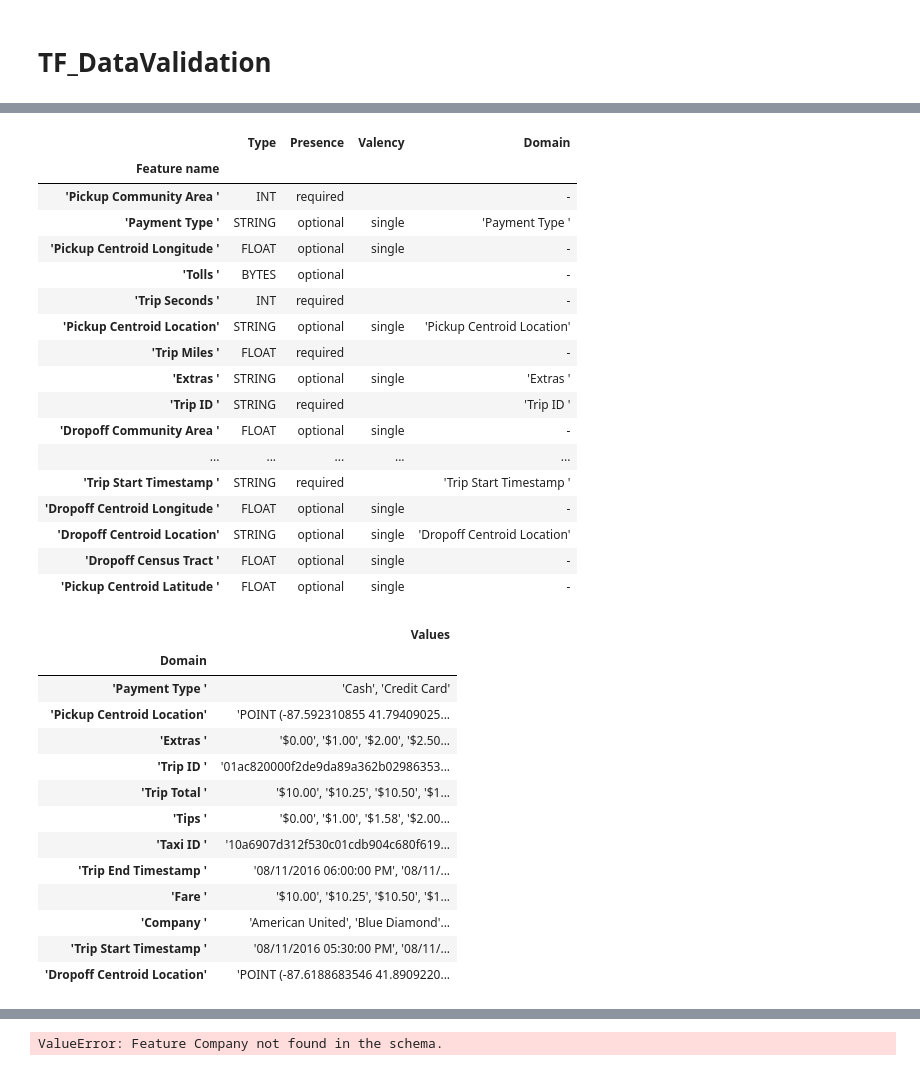
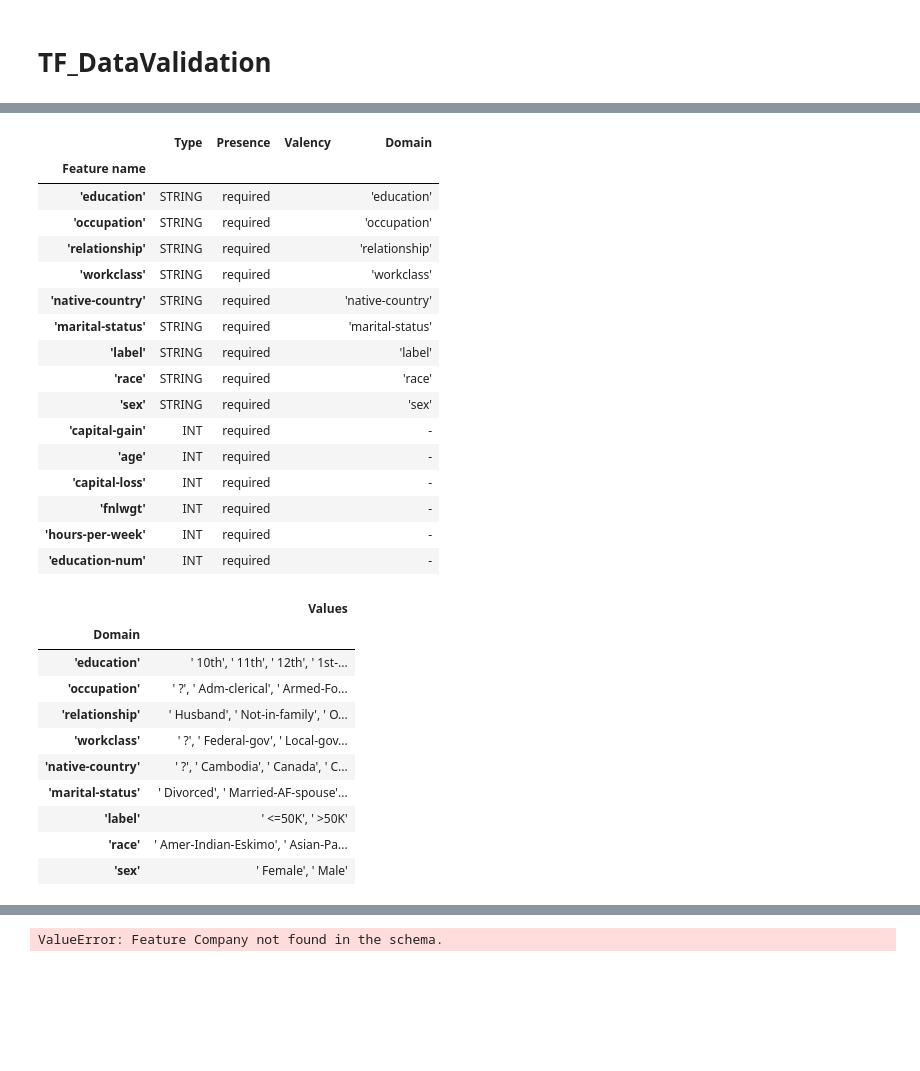
Before and after one commit to jageshmaharjan/jupyter_notebook_repo, a Jupyter notebook: TFX_example.ipynb, the cells around one changed output, grey strips where cells are left out. Drawn from its saved outputs; the diff is of its cells as text; code cells hidden in the pictures; blank space fills up the shorter version.

```diff
--- a/TFX_example.ipynb
+++ b/TFX_example.ipynb
@@ -15,2 +13,11 @@ TRAIN_DATA = "/home/jugs/Desktop/small_ct.csv"
+# %%
+TRAIN_DATA = "/home/jugs/PycharmProjects/DelvifyFWD/TFX_Module/census_data/adult.data" # "/home/jugs/Desktop/small_ct.csv"
+EVAL_DATA = "/home/jugs/PycharmProjects/DelvifyFWD/TFX_Module/census_data/adult.test"
+ordered_columns = [
+              'age', 'workclass', 'fnlwgt', 'education', 'education-num',
+              'marital-status', 'occupation', 'relationship', 'race', 'sex',
+              'capital-gain', 'capital-loss', 'hours-per-week', 'native-country',
+              'label'
+          ]
 # %%
-train_stats = tfdv.generate_statistics_from_csv(TRAIN_DATA)
+train_stats = tfdv.generate_statistics_from_csv(TRAIN_DATA,ordered_columns)
@@ -32,41 +26,37 @@ tfdv.visualize_statistics(train_stats)
 # %% [output]
 [interactive output not drawn]
 # %%
-schema = tfdv.infer_schema(statistics=train_stats)
-tfdv.display_schema(schema=schema)
+train_schema = tfdv.infer_schema(statistics=train_stats)
+tfdv.display_schema(schema=train_schema)
 # %% [output]
 |  | Type | Presence | Valency | Domain |
 | Feature name |  |  |  |  |
-| 'Pickup Community Area ' | INT | required |  | - |
-| 'Payment Type ' | STRING | optional | single | 'Payment Type ' |
-| 'Pickup Centroid Longitude ' | FLOAT | optional | single | - |
-| 'Tolls ' | BYTES | optional |  | - |
-| 'Trip Seconds ' | INT | required |  | - |
-| 'Pickup Centroid Location' | STRING | optional | single | 'Pickup Centroid Location' |
-| 'Trip Miles ' | FLOAT | required |  | - |
-| 'Extras ' | STRING | optional | single | 'Extras ' |
-| 'Trip ID ' | STRING | required |  | 'Trip ID ' |
-| 'Dropoff Community Area ' | FLOAT | optional | single | - |
-| ... | ... | ... | ... | ... |
-| 'Trip Start Timestamp ' | STRING | required |  | 'Trip Start Timestamp ' |
-| 'Dropoff Centroid Longitude ' | FLOAT | optional | single | - |
-| 'Dropoff Centroid Location' | STRING | optional | single | 'Dropoff Centroid Location' |
-| 'Dropoff Census Tract ' | FLOAT | optional | single | - |
-| 'Pickup Centroid Latitude ' | FLOAT | optional | single | - |
+| 'education' | STRING | required |  | 'education' |
+| 'occupation' | STRING | required |  | 'occupation' |
+| 'relationship' | STRING | required |  | 'relationship' |
+| 'workclass' | STRING | required |  | 'workclass' |
+| 'native-country' | STRING | required |  | 'native-country' |
+| 'marital-status' | STRING | required |  | 'marital-status' |
+| 'label' | STRING | required |  | 'label' |
+| 'race' | STRING | required |  | 'race' |
+| 'sex' | STRING | required |  | 'sex' |
+| 'capital-gain' | INT | required |  | - |
+| 'age' | INT | required |  | - |
+| 'capital-loss' | INT | required |  | - |
+| 'fnlwgt' | INT | required |  | - |
+| 'hours-per-week' | INT | required |  | - |
+| 'education-num' | INT | required |  | - |
 |  | Values |
 | Domain |  |
-| 'Payment Type ' | 'Cash', 'Credit Card' |
-| 'Pickup Centroid Location' | 'POINT (-87.592310855 41.79409025... |
-| 'Extras ' | '$0.00', '$1.00', '$2.00', '$2.50... |
-| 'Trip ID ' | '01ac820000f2de9da89a362b02986353... |
-| 'Trip Total ' | '$10.00', '$10.25', '$10.50', '$1... |
-| 'Tips ' | '$0.00', '$1.00', '$1.58', '$2.00... |
-| 'Taxi ID ' | '10a6907d312f530c01cdb904c680f619... |
-| 'Trip End Timestamp ' | '08/11/2016 06:00:00 PM', '08/11/... |
-| 'Fare ' | '$10.00', '$10.25', '$10.50', '$1... |
-| 'Company ' | 'American United', 'Blue Diamond'... |
-| 'Trip Start Timestamp ' | '08/11/2016 05:30:00 PM', '08/11/... |
-| 'Dropoff Centroid Location' | 'POINT (-87.6188683546 41.8909220... |
+| 'education' | ' 10th', ' 11th', ' 12th', ' 1st-... |
+| 'occupation' | ' ?', ' Adm-clerical', ' Armed-Fo... |
+| 'relationship' | ' Husband', ' Not-in-family', ' O... |
+| 'workclass' | ' ?', ' Federal-gov', ' Local-gov... |
+| 'native-country' | ' ?', ' Cambodia', ' Canada', ' C... |
+| 'marital-status' | ' Divorced', ' Married-AF-spouse'... |
+| 'label' | ' <=50K', ' >50K' |
+| 'race' | ' Amer-Indian-Eskimo', ' Asian-Pa... |
+| 'sex' | ' Female', ' Male' |
 # %%
 schema
 # %% [output]
```
Also changed, not shown: parts of 8 cells of this notebook, 10 other files.
